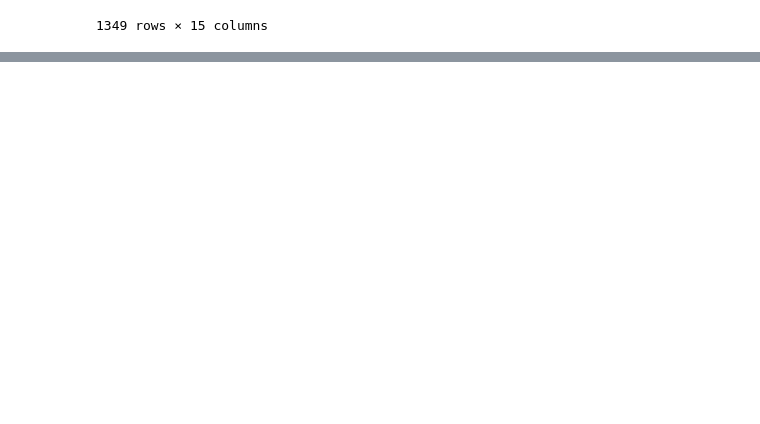
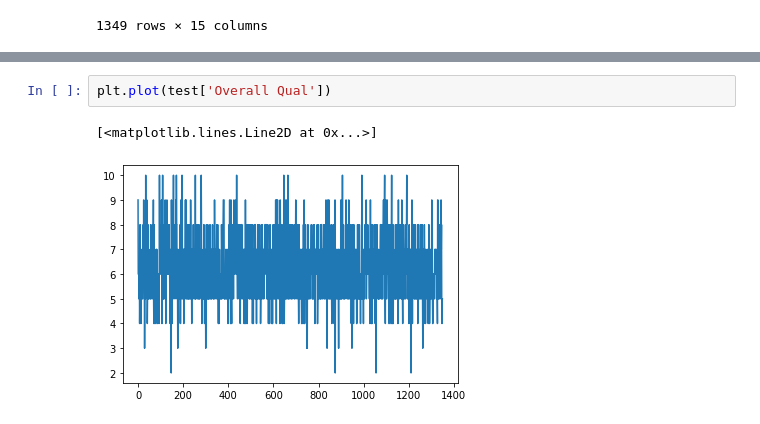
Before and after one commit to ggpp200/corap, a Jupyter notebook: house.ipynb, the cells around one changed output, grey strips where cells are left out. Cells and saved outputs as stored; diff of their text form; blank space fills up the shorter version.

```diff
--- a/house.ipynb
+++ b/house.ipynb
@@ -627,0 +655,5 @@ sns.heatmap(data = new_data.corr(), annot=True, fmt = '.2f', linewidths=.5, cmap
+# %%
+plt.plot(test['Overall Qual'])
+# %% [output]
+[<matplotlib.lines.Line2D at 0x...>]
+[figure, added]
```
Also changed, not shown: parts of 22 cells of this notebook.
